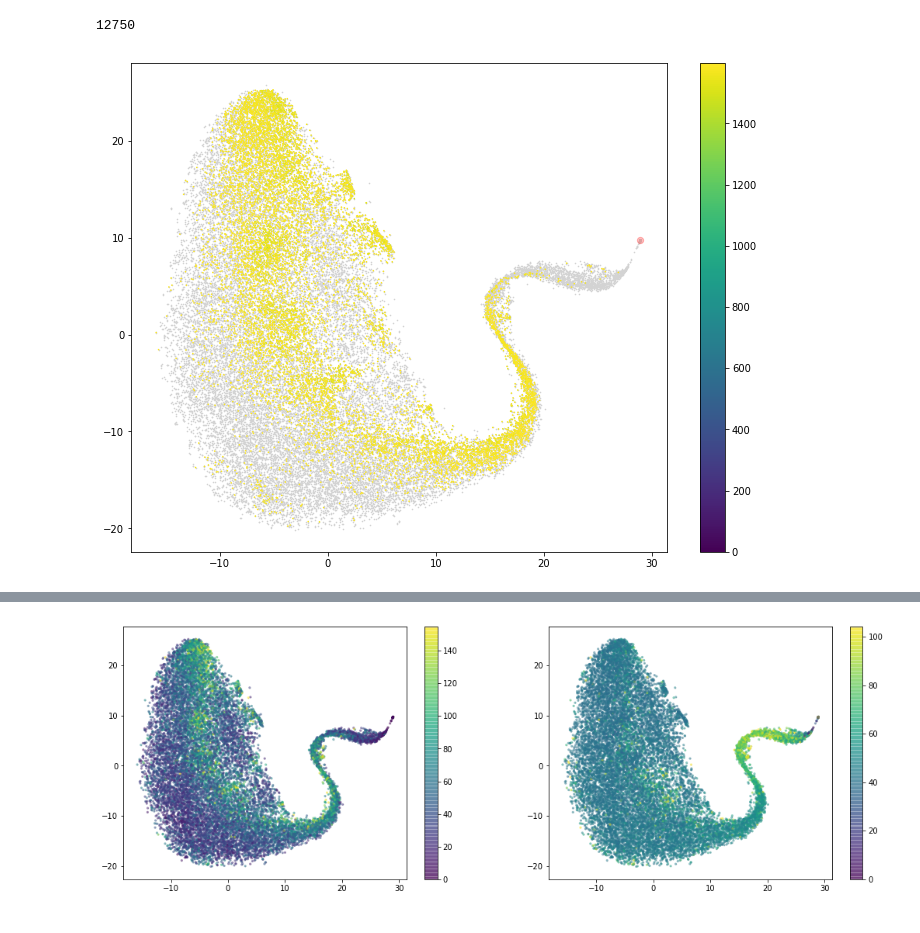
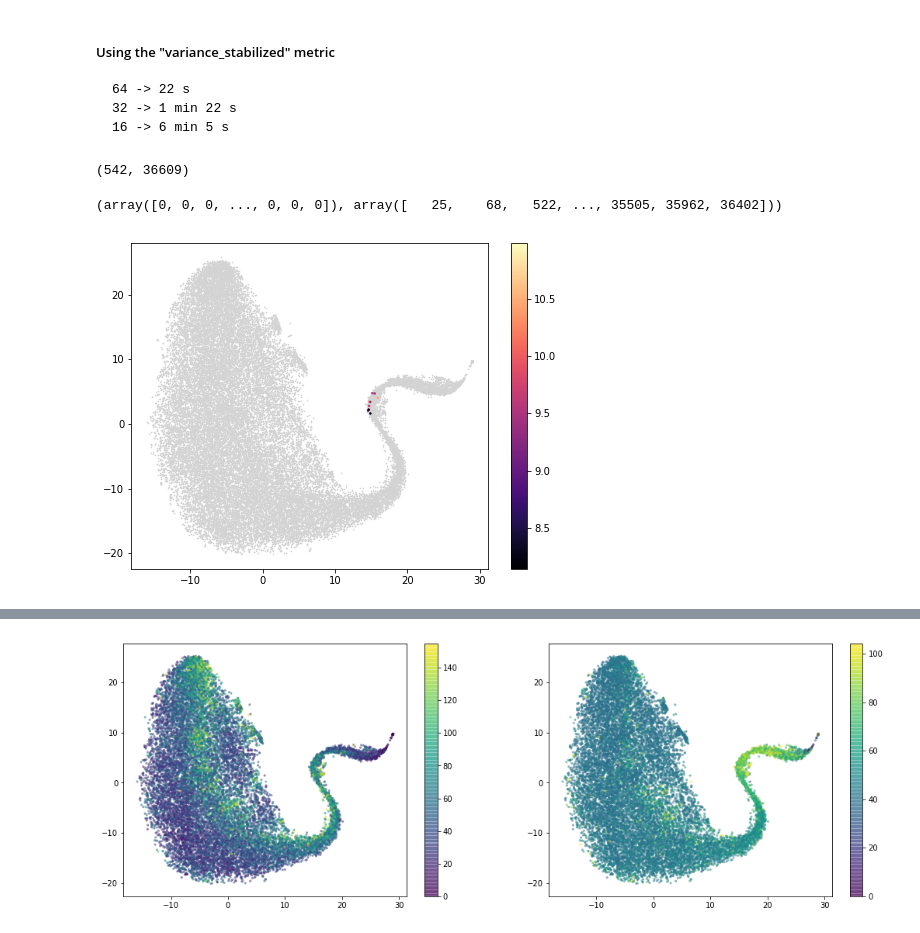
Before and after one commit to linnarsson-lab/adult-human-brain, a Jupyter notebook: notebooks/PoissonNeighborhood_Oligos.ipynb, the cells around one changed output, grey strips where cells are left out. Saved outputs shown, nothing was run; the diff lists cells and outputs as text; code cells hidden in the pictures.

````diff
--- a/notebooks/PoissonNeighborhood_Oligos.ipynb
+++ b/notebooks/PoissonNeighborhood_Oligos.ipynb
@@ -35,7 +38,7 @@ with loompy.connect("/Users/sten/build_20171205/L5_All.agg.loom") as ds:
     for ct in celltypes:
         ix = np.where(ds.ca.ClusterName == ct)[0]
         enrichment = ds["enrichment"][:, ix][:,0]
-        genes += list(np.argsort(-enrichment)[:400])
+        genes += list(np.argsort(-enrichment)[:100])
     genes = np.sort(ds.ra.Gene[np.unique(genes)])
 # %%
 with loompy.connect("/Users/sten/L1_OligoPons.loom") as ds:
@@ -51,0 +48,6 @@ d = np.array(d)
+# %%
+%%time
+STEP = 16
+d = data[:, ::STEP].transpose()
+am = cg.AbsoluteManifold(radius=3, metric="variance_stabilized")
+am.fit(d)
@@ -52,14 +57,32 @@ d = np.array(d)
+# %% [markdown]
+##### Using the "variance_stabilized" metric
+```
+64 -> 22 s
+32 -> 1 min 22 s
+16 -> 6 min 5 s
+```
+# %%
+data_adj = (np.sqrt(data) + 0.8 * np.sqrt(data + 1)) / 1.8
+sums = np.sum(data_adj, axis=0)
+data_adj = data_adj / sums * np.median(sums)
+# %%
+bt = BallTree(data_adj.T)
+nn = bt.query(data_adj.T, k=10)
+# %%
+data_adj.shape
+# %% [output]
+(542, 36609)
 # %%
+STEP = 1
+N = d.shape[0]
 with loompy.connect("/Users/sten/L1_OligoPons.loom") as ds:
-    #print(np.where(ds[ds.ra.Gene=="Pdgfra", :]>0))
-    plt.figure(figsize=(12,9))
-    ax = plt.axes()
-    plt.scatter(ds.ca._X,ds.ca._Y,s=10,lw=0,marker='.',c="lightgrey")
-    cells = d < 1600
-    cax=plt.scatter(ds.ca._X[:N][cells],ds.ca._Y[:N][cells],s=10,vmin=0,cmap="viridis",lw=0,marker='.',c=d[cells])
-    plt.scatter(ds.ca._X[j],ds.ca._Y[j],s=40,c="red",alpha=0.25)
+    print(np.where(ds[ds.ra.Gene == "Bmp4", :]>0))
+    #print(ds.ca.keys())
+    plt.figure(figsize=(8,6))
+    plt.scatter(ds.ca._X[::STEP],ds.ca._Y[::STEP],s=10,lw=0,marker='.',c="lightgrey")
+    selected = nn[1][69,:]
+    cax=plt.scatter(ds.ca._X[selected],ds.ca._Y[selected],s=25,vmin=np.percentile(nn[0][:,1], 1),vmax=np.percentile(nn[0][:,1], 99),cmap="magma",lw=0,marker='.',c=nn[0][:,1][selected])
     plt.colorbar(cax)
-    print(cells.sum())
 # %% [output]
-12750
+(array([0, 0, 0, ..., 0, 0, 0]), array([   25,    68,   522, ..., 35505, 35962, 36402]))
-[figure, old version]
+[figure, new version]
````
Also changed, not shown: parts of 10 cells of this notebook, 4 other files.
